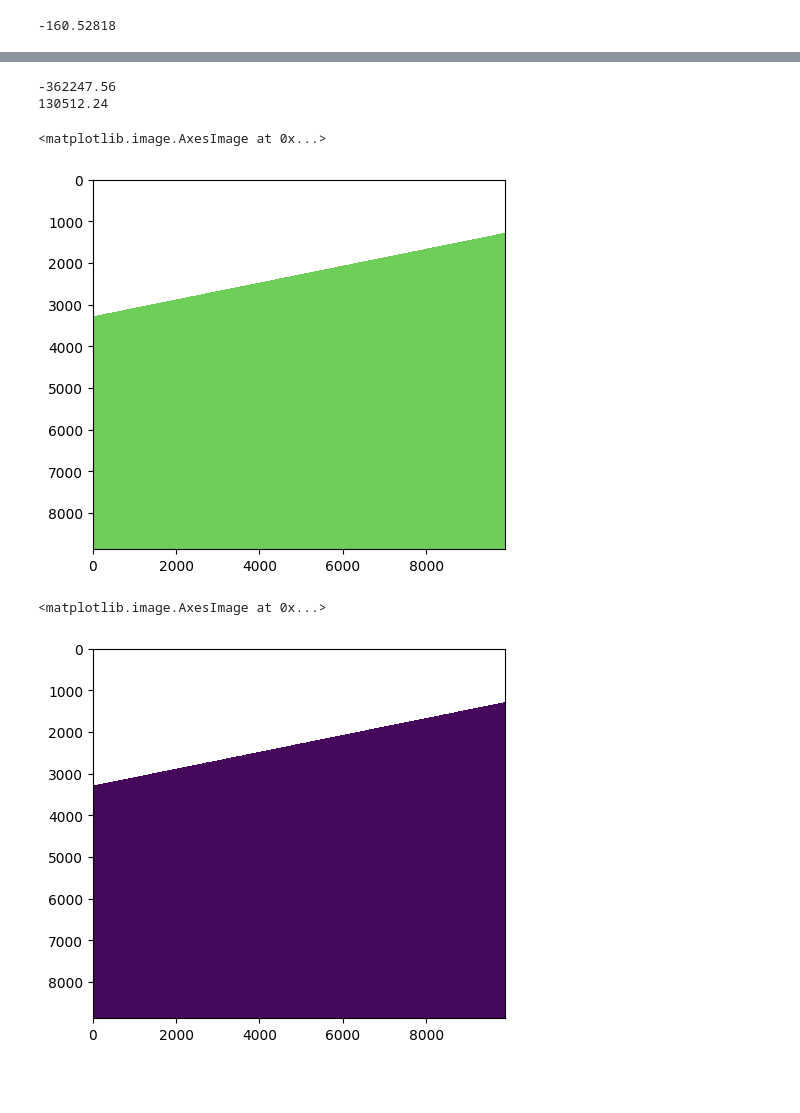
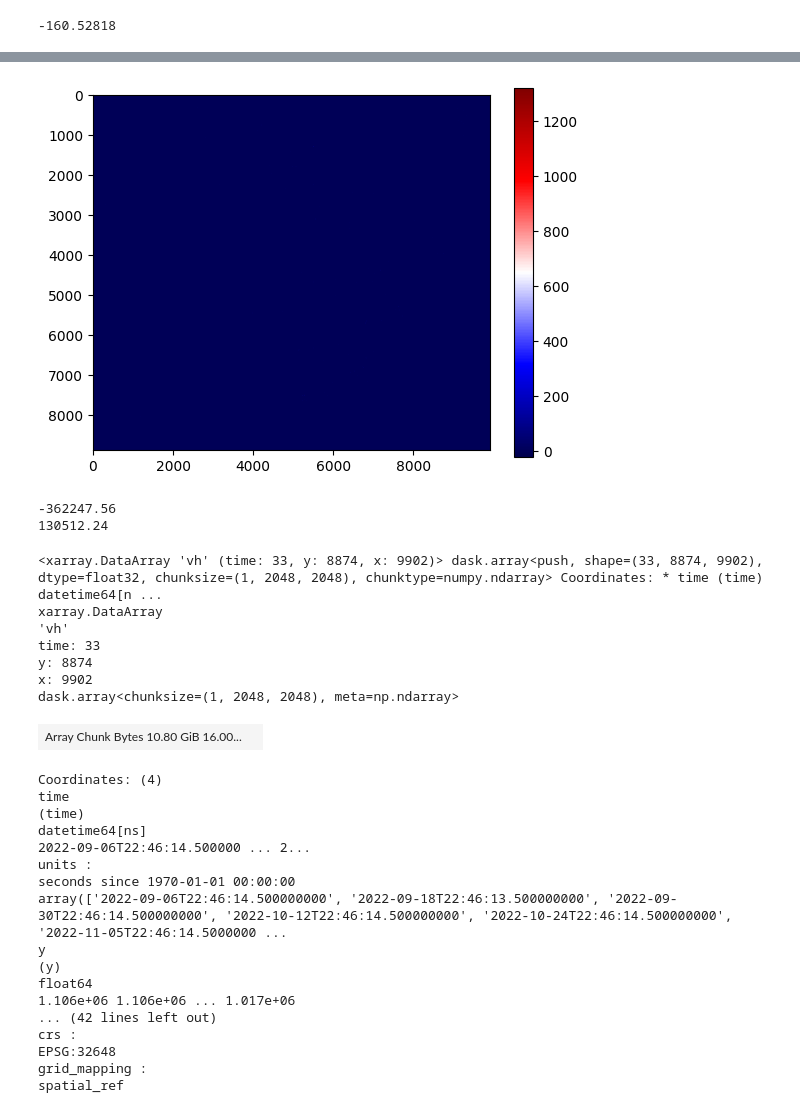
Before and after one commit to minhify/CTU-CSIROBoeingPhase5, a Jupyter notebook: test_load_VH-VV.ipynb, the cells around one changed output, grey strips where cells are left out. Drawn from its saved outputs; the diff is of its cells as text; code cells hidden in the pictures; blank space fills up the shorter version.

```diff
--- a/test_load_VH-VV.ipynb
+++ b/test_load_VH-VV.ipynb
@@ -326,3 +349,9 @@ print(data_sen1['vv'].min().values)
+# %%
+plt.imshow(dsvv.isel(time=8), cmap='seismic')
+plt.colorbar()
+plt.show()
+# %% [output]
+[figure, added]
 # %%
 from deafrica_tools.bandindices import dualpol_indices
 new_data_sen1 = dualpol_indices(ds=data_sen1, index="RVI")
@@ -332,13 +361,36 @@ print(new_data_sen1['RVI'].max().values)
 # %% [output]
 -362247.56
 130512.24
-# %%
-plt.imshow(new_data_sen1['RVI'].isel(time=2))
-# %% [output]
-<matplotlib.image.AxesImage at 0x...>
-[figure, removed]
 # %%
-plt.imshow(new_data_sen1['RVI'].isel(time=6))
+time_split = [slice('2022-09-01', '2023-01-01'),
+               slice('2023-01-01', '2023-05-01'),
+               slice('2023-05-01', '2023-07-01'),
+               slice('2023-07-01', '2023-10-01')]
+test_dsvh = fill_nan(new_data_sen1['vh'],time_split)
+test_dsvh
 # %% [output]
-<matplotlib.image.AxesImage at 0x...>
+<xarray.DataArray 'vh' (time: 33, y: 8874, x: 9902)> dask.array<push, shape=(33, 8874, 9902), dtype=float32, chunksize=(1, 2048, 2048), chunktype=numpy.ndarray> Coordinates: * time (time) datetime64[n ...
+xarray.DataArray
+'vh'
+time: 33
+y: 8874
+x: 9902
+dask.array<chunksize=(1, 2048, 2048), meta=np.ndarray>
-[figure, removed]
+| Array Chunk Bytes 10.80 GiB 16.00... |  |
+Coordinates: (4)
+time
+(time)
+datetime64[ns]
+2022-09-06T22:46:14.500000 ... 2...
+units :
+seconds since 1970-01-01 00:00:00
+array(['2022-09-06T22:46:14.500000000', '2022-09-18T22:46:13.500000000', '2022-09-30T22:46:14.500000000', '2022-10-12T22:46:14.500000000', '2022-10-24T22:46:14.500000000', '2022-11-05T22:46:14.5000000 ...
+y
+(y)
+float64
+1.106e+06 1.106e+06 ... 1.017e+06
+... (42 lines left out)
+crs :
+EPSG:32648
+grid_mapping :
+spatial_ref
```
Also changed, not shown: parts of 14 cells of this notebook, 1 other file.
